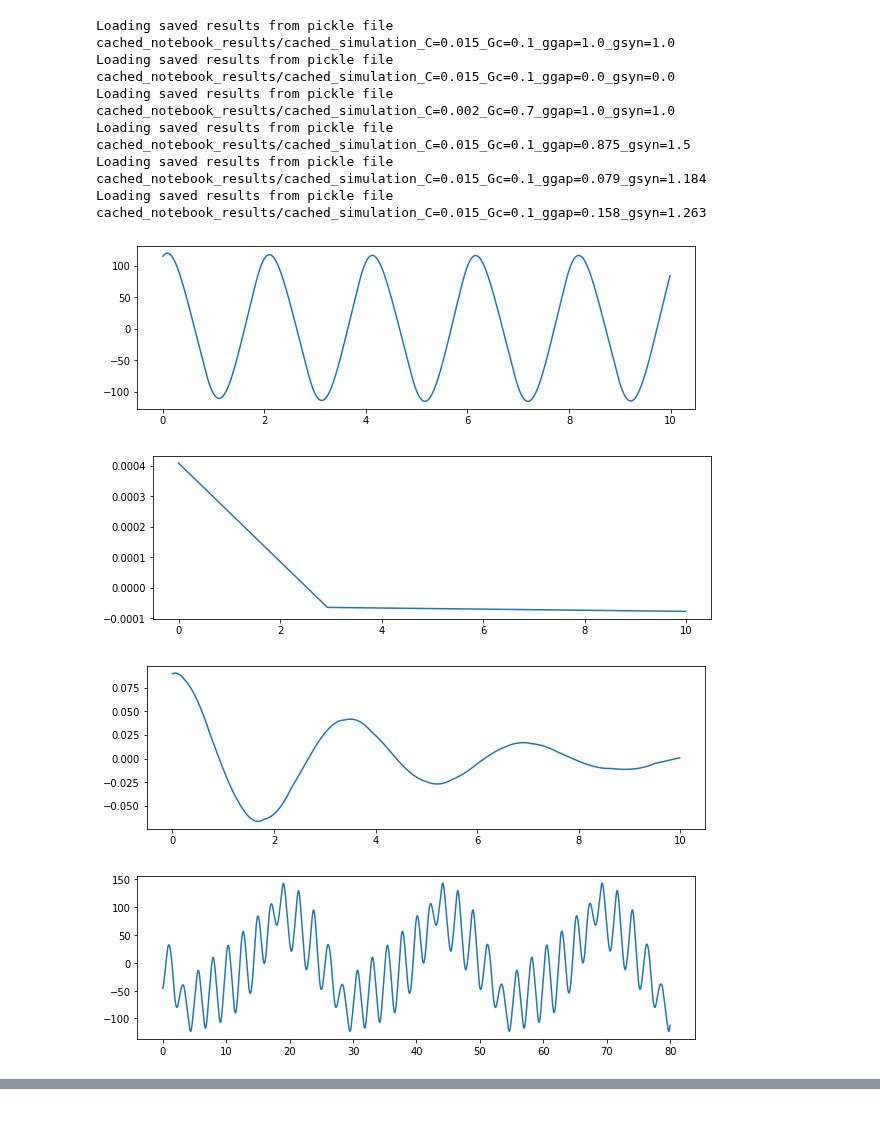
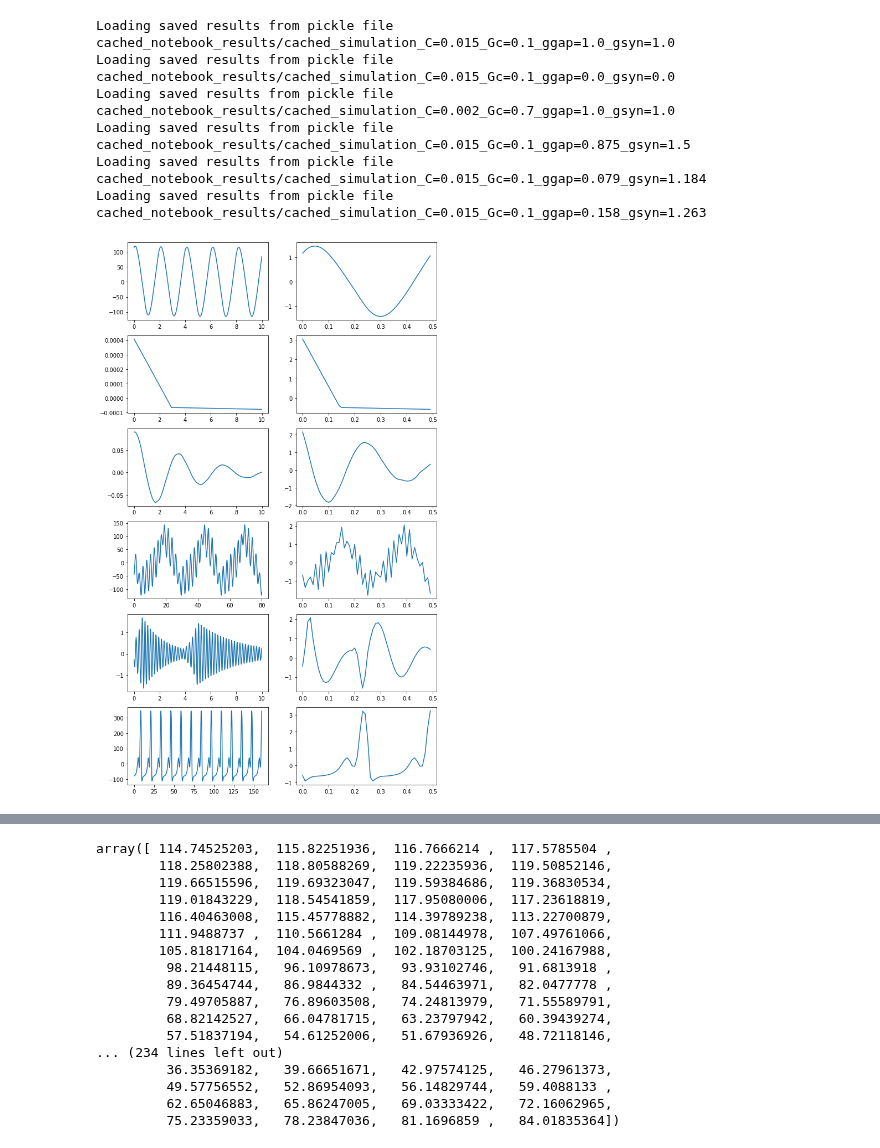
Before and after one commit to sjonany/c-elegans-interactome-analysis, a Jupyter notebook: time_series_preprocessing_demo.ipynb, the cells around one changed output, grey strips where cells are left out. Cells and saved outputs as stored; diff of their text form; code cells hidden in the pictures; blank space fills up the shorter version.

Commit message:
Completed preprocessing of time series.

```diff
--- a/time_series_preprocessing_demo.ipynb
+++ b/time_series_preprocessing_demo.ipynb
@@ -5,6 +5,9 @@ import time
 from neural_model import NeuralModel
 from simulation_functions import *
 from sklearn.decomposition import PCA
+from tslearn.preprocessing import TimeSeriesScalerMeanVariance, \
+    TimeSeriesResampler
+from tslearn.utils import to_time_series
 from util.analysis_util import *
 from util.neuron_metadata import *
 from util.plot_util import *
@@ -16,43 +19,63 @@ def get_dom_mode(ggap, gsyn, C = 0.015, Gc = 0.1):
   all_dynamics = simulate_until_stable(
     C = C,
     Gc = Gc,
     ggap = ggap,
     gsyn = gsyn)
   n = all_dynamics.shape[0]
   last_dynamics = all_dynamics[-int(last_n_percent * n):,:]
   pca = PCA(n_components = 1)
   # Perform mean-centering before PCA
   X = last_dynamics - last_dynamics.mean(axis= 0)
   projected_X = pca.fit_transform(last_dynamics)
   return projected_X[:,0]
 
-def plot_ts(ts):
+def preprocess_ts(ts):
+  # Scale to mean 0 variance 1. We want similar looking-graphs, no matter the amplitude,
+  # to be grouped together
+  fft_period = get_period(ts)
+  # Times 100 because the period is in seconds, but our array timescale is 0.01s for each index.
+  # Times 2 because we want to see multiple periods to distinguish between focus and stable oscillation.
+  ts = ts[-int(fft_period) * 100 * 2:]
+  ts = TimeSeriesScalerMeanVariance().fit_transform(ts)
+  # Make time series shorter for faster processing.
+  # Disadvantage is that we will lose the smoothness vs sharpness info.
+  ts = TimeSeriesResampler(sz=50).fit_transform(ts)
+  ts = ts.reshape(-1)
+  return ts
+
+def plot_ts(ax, ts):
   times = np.arange(0, ts.shape[0] * 0.01 , 0.01)
-  fig, ax = plt.subplots(nrows=1, ncols=1, figsize=(10, 3))
   ax.plot(times, ts)
-
 
 ts_simple_oscillation = get_dom_mode(ggap = 1.0, gsyn = 1.0)
 ts_stable_node = get_dom_mode(ggap = 0.0, gsyn = 0.0)
 ts_stable_focus = get_dom_mode(C = 0.002, Gc = 0.7, ggap = 1.0, gsyn = 1.0)
 ts_nested_oscillation_mean_shift = get_dom_mode(ggap = 0.875, gsyn = 1.5)
 ts_nested_oscillation_amplitude_shift = get_dom_mode(ggap = 0.0789, gsyn = 1.1842)
 ts_spike = get_dom_mode(ggap = 0.1579, gsyn = 1.2632)
 
-plot_ts(ts_simple_oscillation)
-plot_ts(ts_stable_node)
-plot_ts(ts_stable_focus)
-plot_ts(ts_nested_oscillation_mean_shift)
-plot_ts(ts_nested_oscillation_amplitude_shift)
-plot_ts(ts_spike)
+ts_list = \
+  [
+    ts_simple_oscillation,
+    ts_stable_node,
+    ts_stable_focus,
+    ts_nested_oscillation_mean_shift,
+    ts_nested_oscillation_amplitude_shift,
+    ts_spike
+  ]
+
+fig, axes = plt.subplots(nrows=len(ts_list), ncols=2, figsize=(10, 3 * len(ts_list)))
+
+for row in range(len(ts_list)):
+  ts = ts_list[row]
+  preprocessed_ts = preprocess_ts(ts)
+  plot_ts(axes[row][0], ts)
+  plot_ts(axes[row][1], preprocessed_ts)
 # %% [output]
 Loading saved results from pickle file cached_notebook_results/cached_simulation_C=0.015_Gc=0.1_ggap=1.0_gsyn=1.0
 Loading saved results from pickle file cached_notebook_results/cached_simulation_C=0.015_Gc=0.1_ggap=0.0_gsyn=0.0
 Loading saved results from pickle file cached_notebook_results/cached_simulation_C=0.002_Gc=0.7_ggap=1.0_gsyn=1.0
 Loading saved results from pickle file cached_notebook_results/cached_simulation_C=0.015_Gc=0.1_ggap=0.875_gsyn=1.5
 Loading saved results from pickle file cached_notebook_results/cached_simulation_C=0.015_Gc=0.1_ggap=0.079_gsyn=1.184
 Loading saved results from pickle file cached_notebook_results/cached_simulation_C=0.015_Gc=0.1_ggap=0.158_gsyn=1.263
-[figure, old version]
+[figure, new version]
-[figure, removed]
-[figure, removed]
-[figure, removed]
@@ -60,0 +82,29 @@ Loading saved results from pickle file cached_notebook_results/cached_simulation
+# %%
+
+def preprocess_ts(ts):
+  ts = to_time_series(ts)
+  ts = TimeSeriesScalerMeanVariance().fit_transform(ts)
+  print(ts)
+  ts = ts.reshape(-1)
+  return ts
+ts = ts_simple_oscillation
+TimeSeriesScalerMeanVariance().fit_transform(ts)
+ts.reshape(-1)
+# %% [output]
+array([ 114.74525203,  115.82251936,  116.7666214 ,  117.5785504 ,
+        118.25802388,  118.80588269,  119.22235936,  119.50852146,
+        119.66515596,  119.69323047,  119.59384686,  119.36830534,
+        119.01843229,  118.54541859,  117.95080006,  117.23618819,
+        116.40463008,  115.45778882,  114.39789238,  113.22700879,
+        111.9488737 ,  110.5661284 ,  109.08144978,  107.49761066,
+        105.81817164,  104.0469569 ,  102.18703125,  100.24167988,
+         98.21448115,   96.10978673,   93.93102746,   91.6813918 ,
+         89.36454744,   86.9844332 ,   84.54463971,   82.0477778 ,
+         79.49705887,   76.89603508,   74.24813979,   71.55589791,
+         68.82142527,   66.04781715,   63.23797942,   60.39439274,
+         57.51837194,   54.61252006,   51.67936926,   48.72118146,
+... (234 lines left out)
+         36.35369182,   39.66651671,   42.97574125,   46.27961373,
+         49.57756552,   52.86954093,   56.14829744,   59.4088133 ,
+         62.65046883,   65.86247005,   69.03333422,   72.16062965,
+         75.23359033,   78.23847036,   81.1696859 ,   84.01835364])
```
Also changed, not shown: parts of 1 cell of this notebook.
